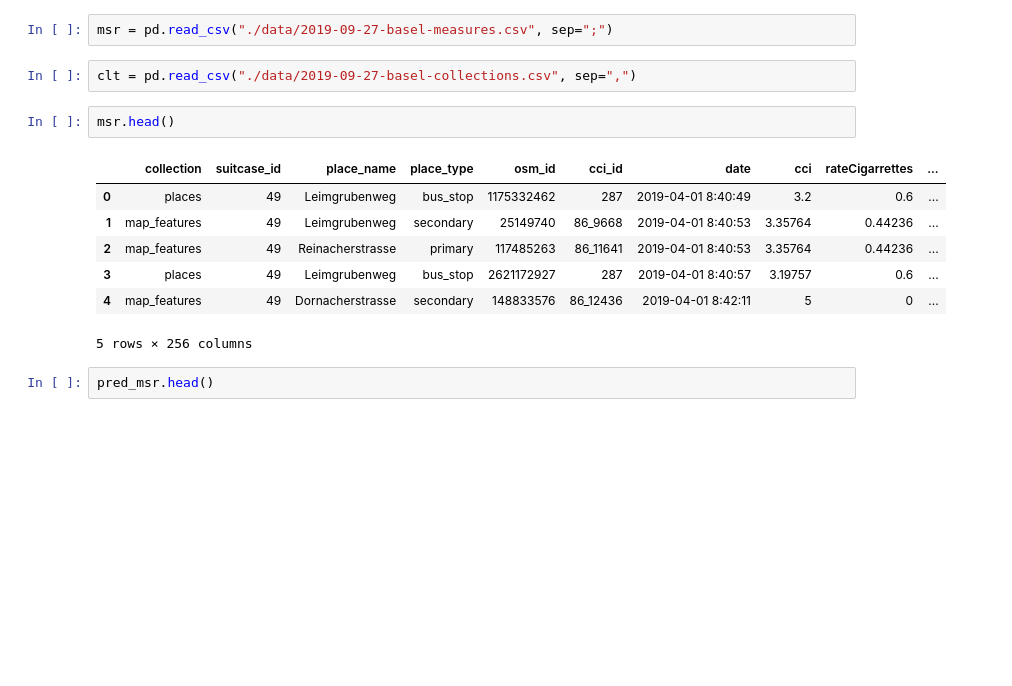
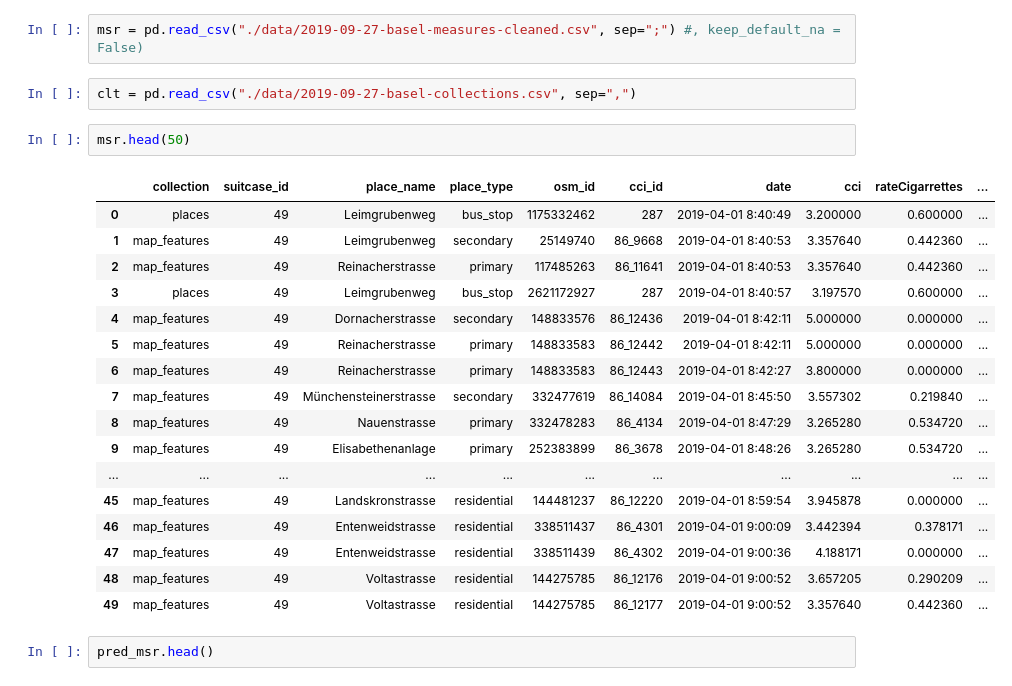
Before and after one commit to jeremiasbaur/SmartCleanCityHackZurich19, a Jupyter notebook: data_exploration_mf.ipynb, the cells around one changed output. Cells and saved outputs as stored; diff of their text form; blank space fills up the shorter version.

```diff
--- a/data_exploration_mf.ipynb
+++ b/data_exploration_mf.ipynb
@@ -12,19 +19,29 @@ os.getcwd()
 # %%
 pred_msr = pd.read_csv("./data/2019-09-27-basel-measures-prediction.csv", sep=";")
 # %%
-msr = pd.read_csv("./data/2019-09-27-basel-measures.csv", sep=";")
+msr = pd.read_csv("./data/2019-09-27-basel-measures-cleaned.csv", sep=";") #, keep_default_na = False)
 # %%
 clt = pd.read_csv("./data/2019-09-27-basel-collections.csv", sep=",")
 # %%
-msr.head()
+msr.head(50)
 # %% [output]
 |  | collection | suitcase_id | place_name | place_type | osm_id | cci_id | date | cci | rateCigarrettes | ... |
-| 0 | places | 49 | Leimgrubenweg | bus_stop | 1175332462 | 287 | 2019-04-01 8:40:49 | 3.2 | 0.6 | ... |
-| 1 | map_features | 49 | Leimgrubenweg | secondary | 25149740 | 86_9668 | 2019-04-01 8:40:53 | 3.35764 | 0.44236 | ... |
-| 2 | map_features | 49 | Reinacherstrasse | primary | 117485263 | 86_11641 | 2019-04-01 8:40:53 | 3.35764 | 0.44236 | ... |
-| 3 | places | 49 | Leimgrubenweg | bus_stop | 2621172927 | 287 | 2019-04-01 8:40:57 | 3.19757 | 0.6 | ... |
-| 4 | map_features | 49 | Dornacherstrasse | secondary | 148833576 | 86_12436 | 2019-04-01 8:42:11 | 5 | 0 | ... |
+| 0 | places | 49 | Leimgrubenweg | bus_stop | 1175332462 | 287 | 2019-04-01 8:40:49 | 3.200000 | 0.600000 | ... |
+| 1 | map_features | 49 | Leimgrubenweg | secondary | 25149740 | 86_9668 | 2019-04-01 8:40:53 | 3.357640 | 0.442360 | ... |
+| 2 | map_features | 49 | Reinacherstrasse | primary | 117485263 | 86_11641 | 2019-04-01 8:40:53 | 3.357640 | 0.442360 | ... |
+| 3 | places | 49 | Leimgrubenweg | bus_stop | 2621172927 | 287 | 2019-04-01 8:40:57 | 3.197570 | 0.600000 | ... |
+| 4 | map_features | 49 | Dornacherstrasse | secondary | 148833576 | 86_12436 | 2019-04-01 8:42:11 | 5.000000 | 0.000000 | ... |
+| 5 | map_features | 49 | Reinacherstrasse | primary | 148833583 | 86_12442 | 2019-04-01 8:42:11 | 5.000000 | 0.000000 | ... |
+| 6 | map_features | 49 | Reinacherstrasse | primary | 148833583 | 86_12443 | 2019-04-01 8:42:27 | 3.800000 | 0.000000 | ... |
+| 7 | map_features | 49 | Münchensteinerstrasse | secondary | 332477619 | 86_14084 | 2019-04-01 8:45:50 | 3.557302 | 0.219840 | ... |
+| 8 | map_features | 49 | Nauenstrasse | primary | 332478283 | 86_4134 | 2019-04-01 8:47:29 | 3.265280 | 0.534720 | ... |
+| 9 | map_features | 49 | Elisabethenanlage | primary | 252383899 | 86_3678 | 2019-04-01 8:48:26 | 3.265280 | 0.534720 | ... |
+| ... | ... | ... | ... | ... | ... | ... | ... | ... | ... | ... |
+| 45 | map_features | 49 | Landskronstrasse | residential | 144481237 | 86_12220 | 2019-04-01 8:59:54 | 3.945878 | 0.000000 | ... |
+| 46 | map_features | 49 | Entenweidstrasse | residential | 338511437 | 86_4301 | 2019-04-01 9:00:09 | 3.442394 | 0.378171 | ... |
+| 47 | map_features | 49 | Entenweidstrasse | residential | 338511439 | 86_4302 | 2019-04-01 9:00:36 | 4.188171 | 0.000000 | ... |
+| 48 | map_features | 49 | Voltastrasse | residential | 144275785 | 86_12176 | 2019-04-01 9:00:52 | 3.657205 | 0.290209 | ... |
+| 49 | map_features | 49 | Voltastrasse | residential | 144275785 | 86_12177 | 2019-04-01 9:00:52 | 3.357640 | 0.442360 | ... |
-5 rows × 256 columns
 # %%
 pred_msr.head()
 # %% [output]
```
Also changed, not shown: parts of 23 cells of this notebook, 1 other file.
